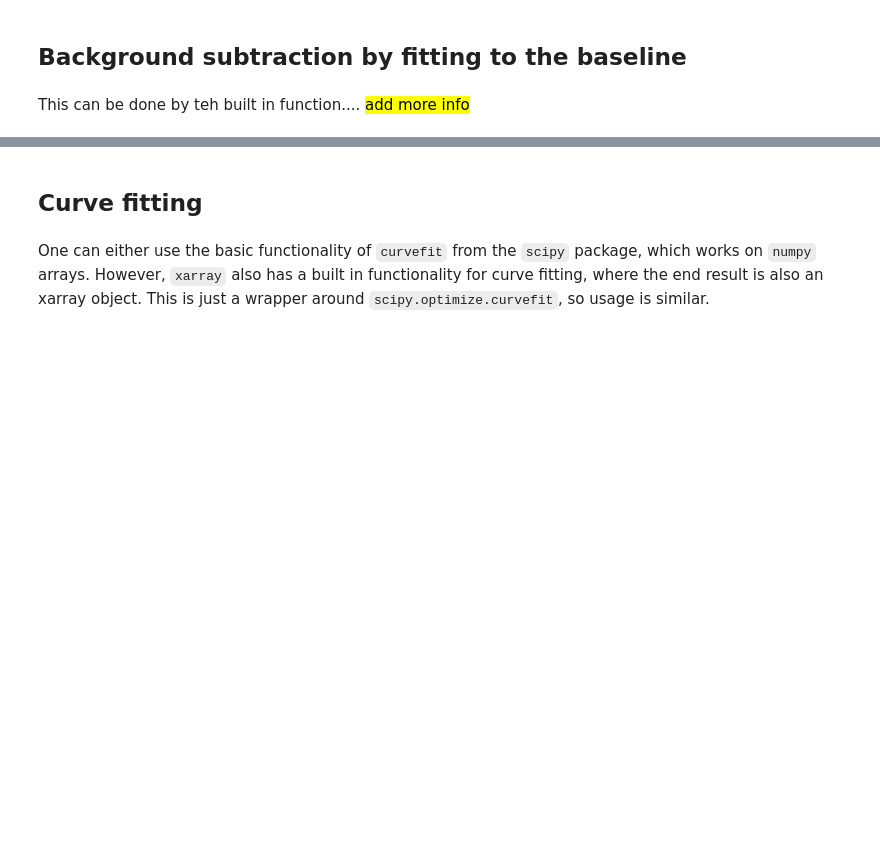
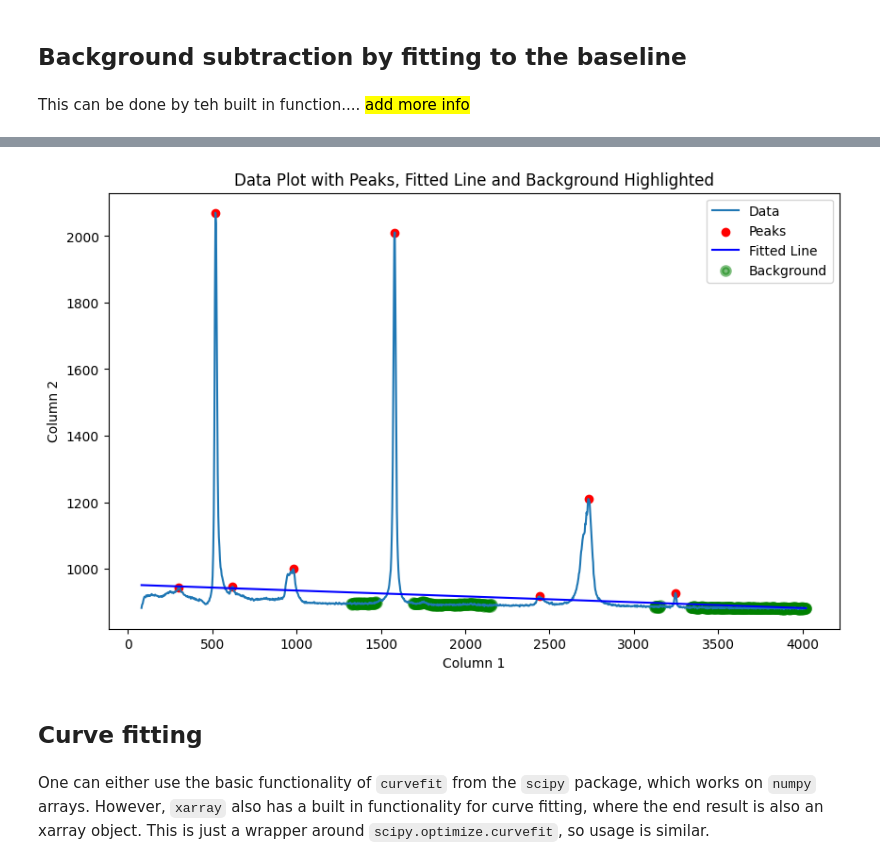
Before and after one commit to zrbyte/ramantools, a Jupyter notebook: ramantools tutorial.ipynb, the cells around one changed output, grey strips where cells are left out. Cells and saved outputs as stored; diff of their text form; code cells hidden in the pictures; blank space fills up the shorter version.

```diff
--- a/ramantools tutorial.ipynb
+++ b/ramantools tutorial.ipynb
@@ -240,3 +255,7 @@ This can be done by teh built in function.... <mark> add more info </mark>
+# %%
+rt.bgsubtract(singlespec.ramanshift, singlespec.counts)
+# %% [output]
+[figure, added]
 # %% [markdown]
 ## Curve fitting
 # %% [markdown]
```
Also changed, not shown: parts of 4 cells of this notebook, 11 other files.
